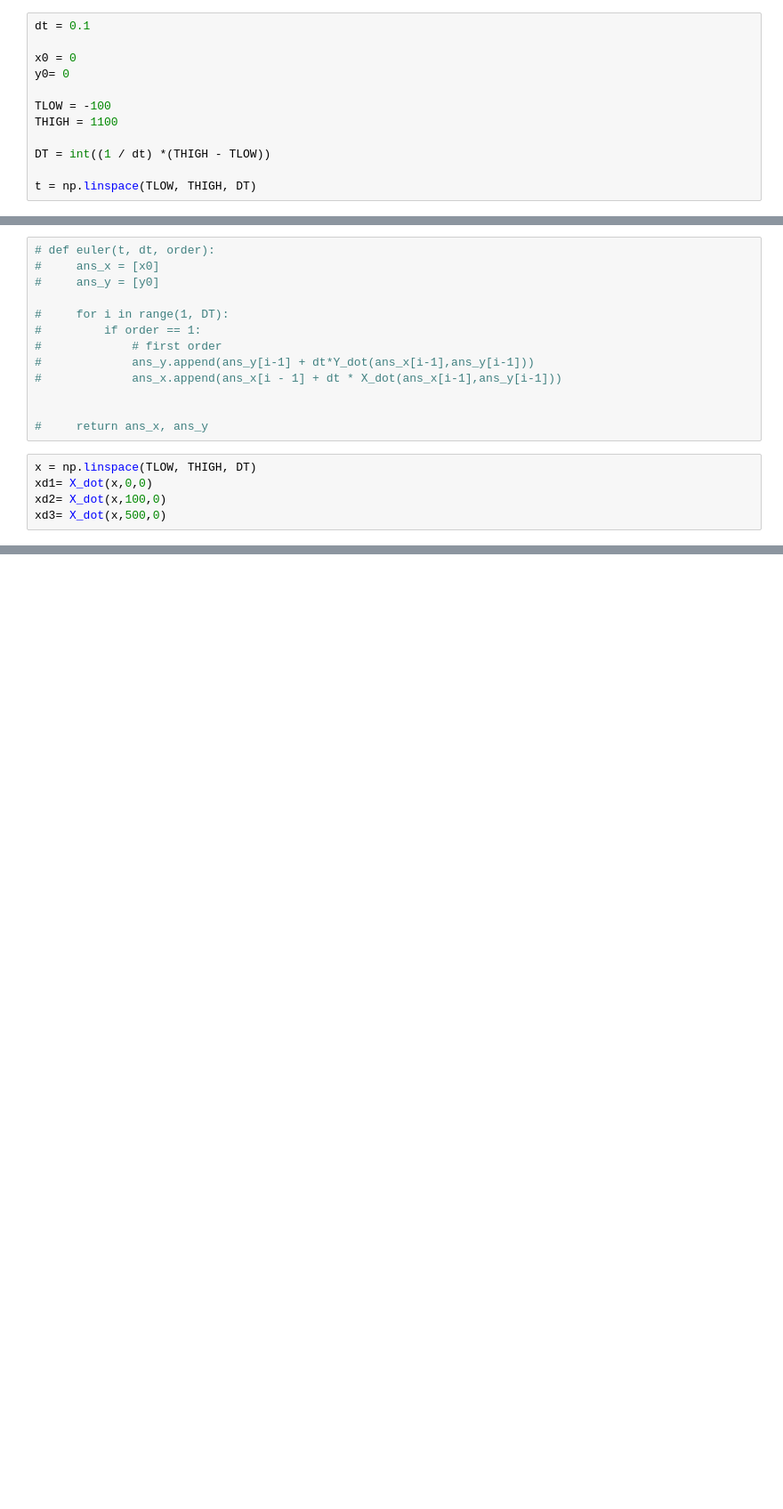
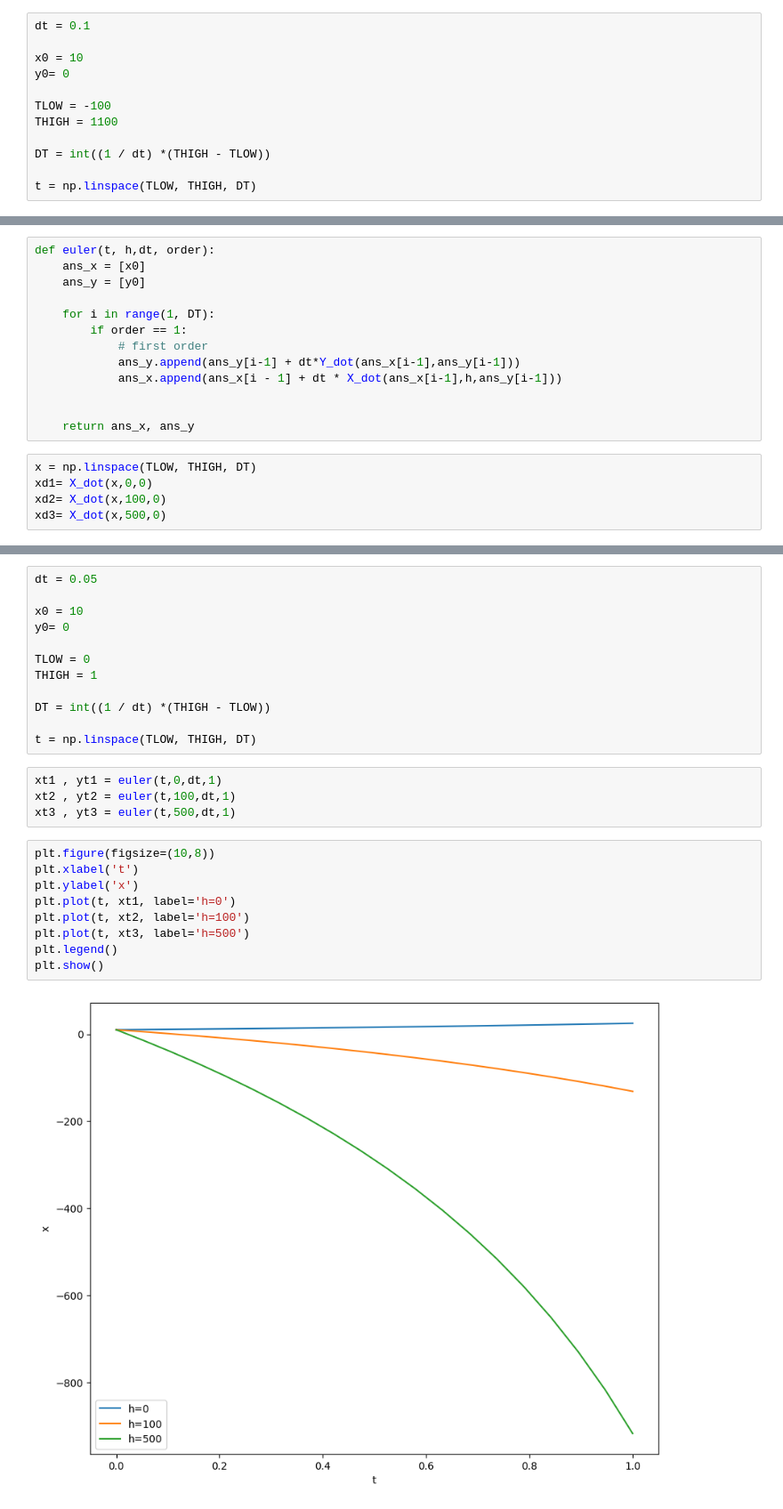
Before and after one commit to akshaTec/AKSum_CS_302, a Jupyter notebook: Lab3/q1.ipynb, the cells around one changed output, grey strips where cells are left out. Shown: that part at 89% size. Saved outputs shown, nothing was run; the diff lists cells and outputs as text; blank space fills up the shorter version.

```diff
--- a/Lab3/q1.ipynb
+++ b/Lab3/q1.ipynb
@@ -9,7 +9,7 @@ import sympy
 # %%
 dt = 0.1
 
-x0 = 0
+x0 = 10
 y0= 0
 
 TLOW = -100
@@ -29,18 +29,18 @@ def X_dot(x,h,y):
 def Y_dot(x,y):
     return 1
 # %%
-# def euler(t, dt, order):
-#     ans_x = [x0]
-#     ans_y = [y0]
+def euler(t, h,dt, order):
+    ans_x = [x0]
+    ans_y = [y0]
 
-#     for i in range(1, DT):
-#         if order == 1:
-#             # first order
-#             ans_y.append(ans_y[i-1] + dt*Y_dot(ans_x[i-1],ans_y[i-1]))
-#             ans_x.append(ans_x[i - 1] + dt * X_dot(ans_x[i-1],ans_y[i-1]))
+    for i in range(1, DT):
+        if order == 1:
+            # first order
+            ans_y.append(ans_y[i-1] + dt*Y_dot(ans_x[i-1],ans_y[i-1]))
+            ans_x.append(ans_x[i - 1] + dt * X_dot(ans_x[i-1],h,ans_y[i-1]))
 
 
-#     return ans_x, ans_y
+    return ans_x, ans_y
 # %%
 x = np.linspace(TLOW, THIGH, DT)
 xd1= X_dot(x,0,0)
@@ -59,0 +62,27 @@ plt.show()
+# %%
+dt = 0.05
+
+x0 = 10
+y0= 0
+
+TLOW = 0
+THIGH = 1
+
+DT = int((1 / dt) *(THIGH - TLOW))
+
+t = np.linspace(TLOW, THIGH, DT)
+# %%
+xt1 , yt1 = euler(t,0,dt,1)
+xt2 , yt2 = euler(t,100,dt,1)
+xt3 , yt3 = euler(t,500,dt,1)
+# %%
+plt.figure(figsize=(10,8))
+plt.xlabel('t')
+plt.ylabel('x')
+plt.plot(t, xt1, label='h=0')
+plt.plot(t, xt2, label='h=100')
+plt.plot(t, xt3, label='h=500')
+plt.legend()
+plt.show()
+# %% [output]
+[figure, added]
```
Also changed, not shown: parts of 9 cells of this notebook.
